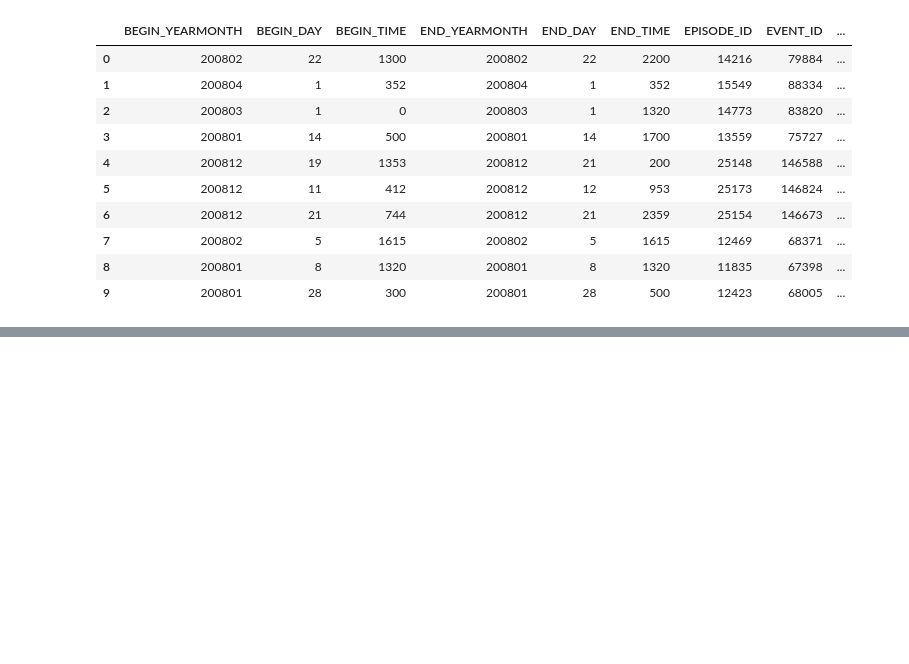
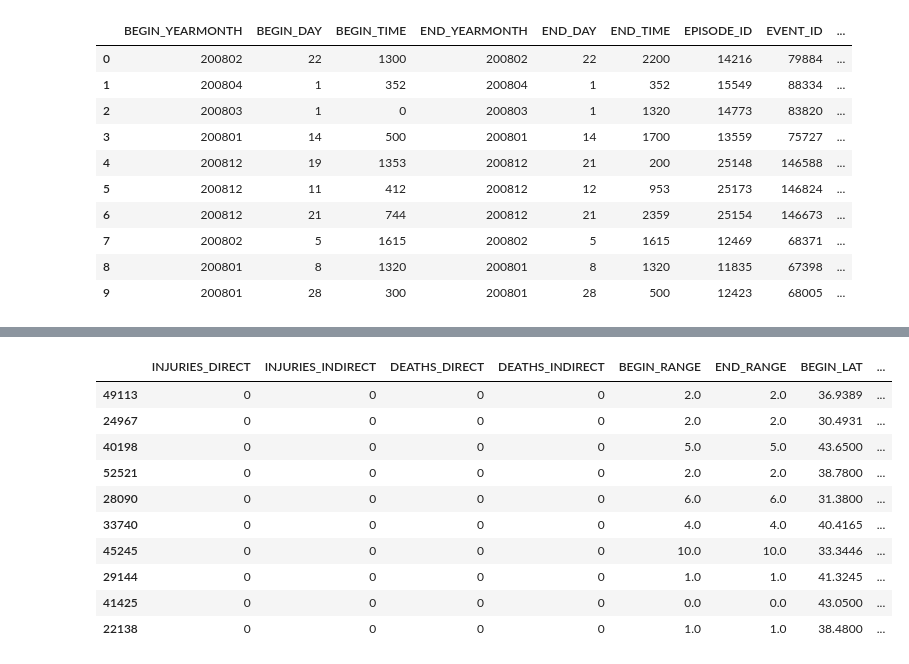
Before and after one commit to freeburgernator/storm_analytics, a Jupyter notebook: Storm_Notebook.ipynb, the cells around one changed output, grey strips where cells are left out. Drawn from its saved outputs; the diff is of its cells as text; code cells hidden in the pictures; blank space fills up the shorter version.

```diff
--- a/Storm_Notebook.ipynb
+++ b/Storm_Notebook.ipynb
@@ -288,3 +290,18 @@ See the caveats in the documentation: http://pandas.pydata.org/pandas-docs/stabl
+# %%
+# heavy_rain_test.head(10)
+heavy_rain_train.head(10)
+# %% [output]
+|  | INJURIES_DIRECT | INJURIES_INDIRECT | DEATHS_DIRECT | DEATHS_INDIRECT | BEGIN_RANGE | END_RANGE | BEGIN_LAT | ... |
+| 49113 | 0 | 0 | 0 | 0 | 2.0 | 2.0 | 36.9389 | ... |
+| 24967 | 0 | 0 | 0 | 0 | 2.0 | 2.0 | 30.4931 | ... |
+| 40198 | 0 | 0 | 0 | 0 | 5.0 | 5.0 | 43.6500 | ... |
+| 52521 | 0 | 0 | 0 | 0 | 2.0 | 2.0 | 38.7800 | ... |
+| 28090 | 0 | 0 | 0 | 0 | 6.0 | 6.0 | 31.3800 | ... |
+| 33740 | 0 | 0 | 0 | 0 | 4.0 | 4.0 | 40.4165 | ... |
+| 45245 | 0 | 0 | 0 | 0 | 10.0 | 10.0 | 33.3446 | ... |
+| 29144 | 0 | 0 | 0 | 0 | 1.0 | 1.0 | 41.3245 | ... |
+| 41425 | 0 | 0 | 0 | 0 | 0.0 | 0.0 | 43.0500 | ... |
+| 22138 | 0 | 0 | 0 | 0 | 1.0 | 1.0 | 38.4800 | ... |
 # %%
 # ================================================MAKE MODEL & TRAIN==============================================
 ts = '{:%Y%m%d%H%M%S}'.format(datetime.datetime.now())
```
Also changed, not shown: parts of 5 cells of this notebook, 2 other files.
